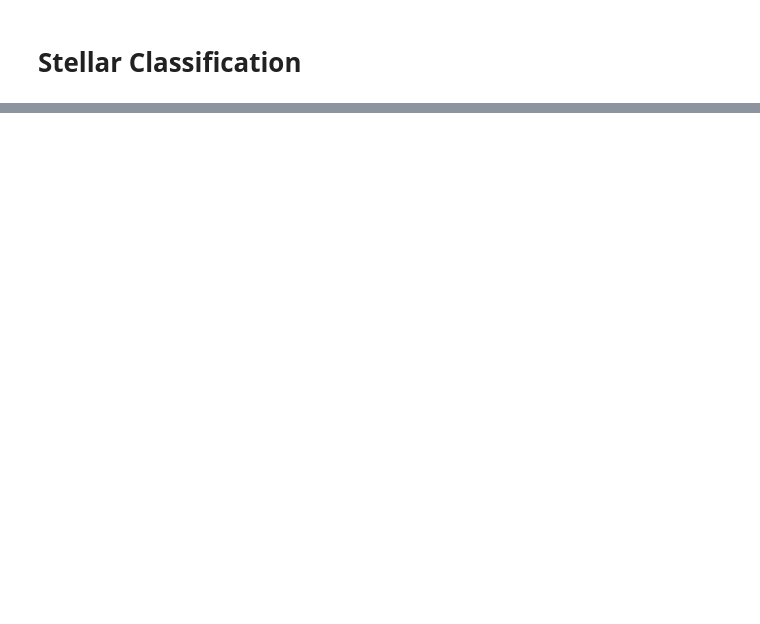
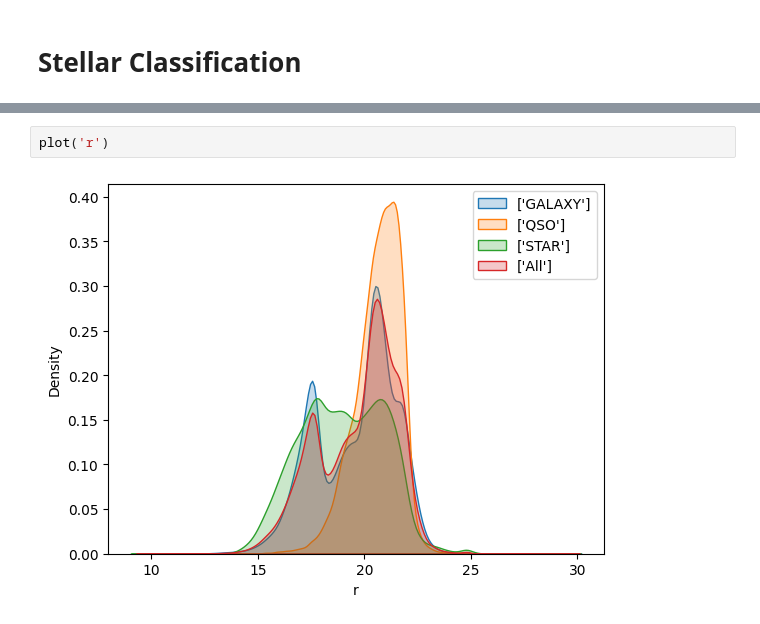
Before and after one commit to Dnsflr/Stellar-Classification, a Jupyter notebook: Stellar-Classification.ipynb, the cells around one changed output, grey strips where cells are left out. Drawn from its saved outputs; the diff is of its cells as text; blank space fills up the shorter version.

```diff
--- a/Stellar-Classification.ipynb
+++ b/Stellar-Classification.ipynb
@@ -72,0 +150,4 @@ alpha, delta, u, g ,r, i, z, redshift
+# %%
+plot('r')
+# %% [output]
+[figure, added]
```
Also changed, not shown: parts of 36 cells of this notebook.
